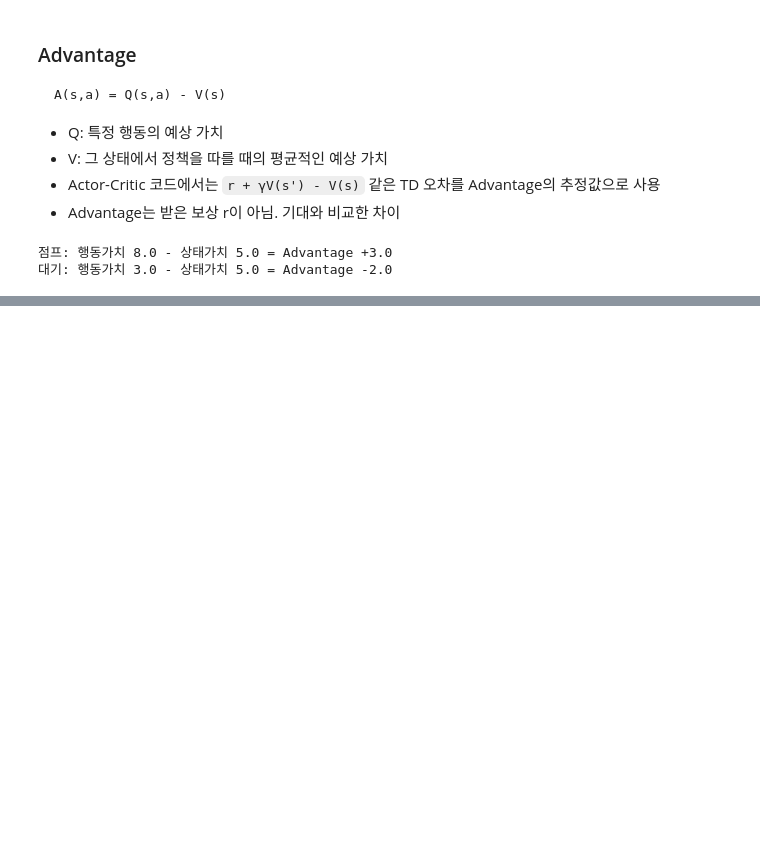
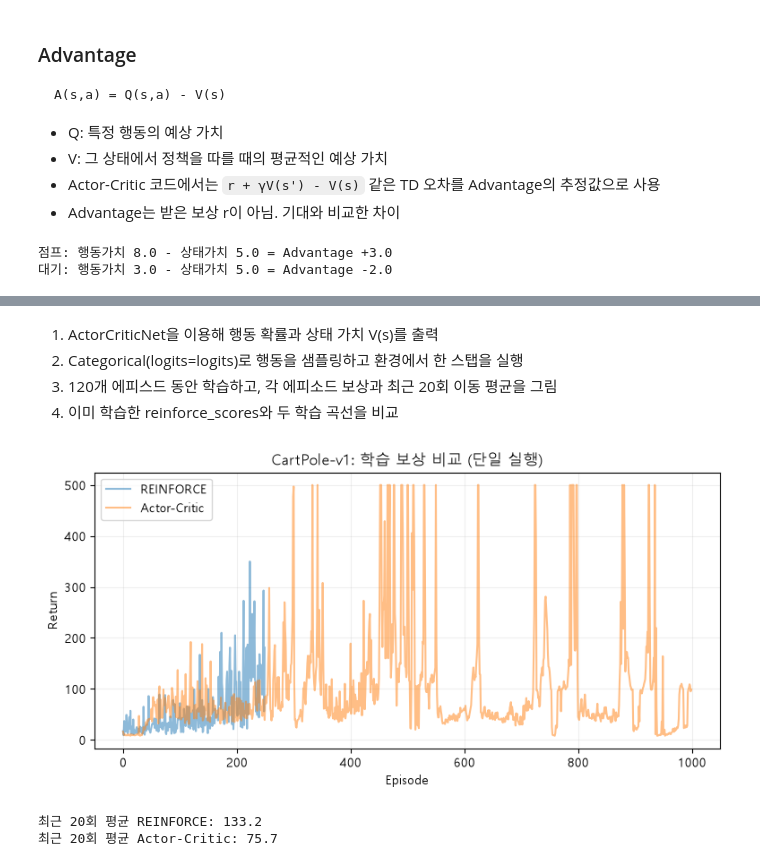
Before and after one commit to harwoon/13_----, a Jupyter notebook: 4_딥강화학습.ipynb, the cells around one changed output, grey strips where cells are left out. Drawn from its saved outputs; the diff is of its cells as text; code cells hidden in the pictures; blank space fills up the shorter version.

```diff
--- a/4_딥강화학습.ipynb
+++ b/4_딥강화학습.ipynb
@@ -537,0 +609,14 @@ REINFORCE 240/250 | 최근 20회 평균 140.6
+# %%
+class ActorCriticNet(nn.Module):
+    def __init__(self, obs_dim=4, n_actions=2):
+        super().__init__()
+        self.body = nn.Sequential(
+            nn.Linear(obs_dim, 128),
+            nn.Tanh()
+        )
+        self.actor = nn.Linear(128, n_actions)
+        self.critic = nn.Linear(128, 1)
+
+    def forward(self, x):
+        h = self.body(x)
+        return self.actor(h), self.critic(h).squeeze(-1)
@@ -554,0 +754,20 @@ for name, estimated_action_value in [('점프', 8.0), ('대기', 3.0)]:
+# %% [markdown]
+1. ActorCriticNet을 이용해 행동 확률과 상태 가치 V(s)를 출력
+2. Categorical(logits=logits)로 행동을 샘플링하고 환경에서 한 스탭을 실행
+3. 120개 에피스드 동안 학습하고, 각 에피소드 보상과 최근 20회 이동 평균을 그림
+4. 이미 학습한 reinforce_scores와 두 학습 곡선을 비교
+# %%
+# globals() :힙에 존재하는 변수, 함수들을 출력함
+if 'reinforce_scores' in globals():
+    plt.figure(figsize=(9, 4))
+    plt.plot(reinforce_scores, alpha=0.5, label='REINFORCE')
+    plt.plot(ac_cartpole_scores, alpha=0.5, label='Actor-Critic')
+    plt.xlabel('Episode'); plt.ylabel('Return')
+    plt.title('CartPole-v1: 학습 보상 비교 (단일 실행)')
+    plt.legend(); plt.grid(alpha=0.2); plt.show()
+    print('최근 20회 평균 REINFORCE:', round(float(np.mean(reinforce_scores[-20:])), 1))
+    print('최근 20회 평균 Actor-Critic:', round(float(np.mean(ac_cartpole_scores[-20:])), 1))
+# %% [output]
+[figure, added]
+최근 20회 평균 REINFORCE: 133.2
+최근 20회 평균 Actor-Critic: 75.7
```
Also changed, not shown: parts of 22 cells of this notebook.
